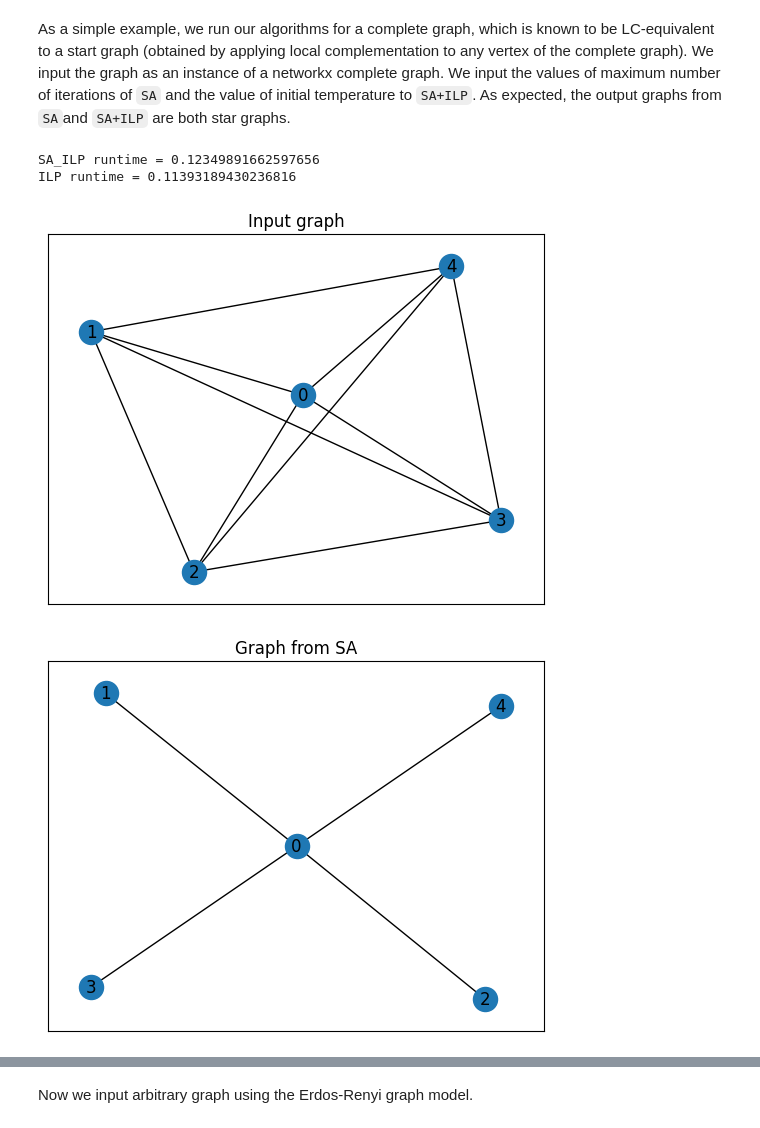
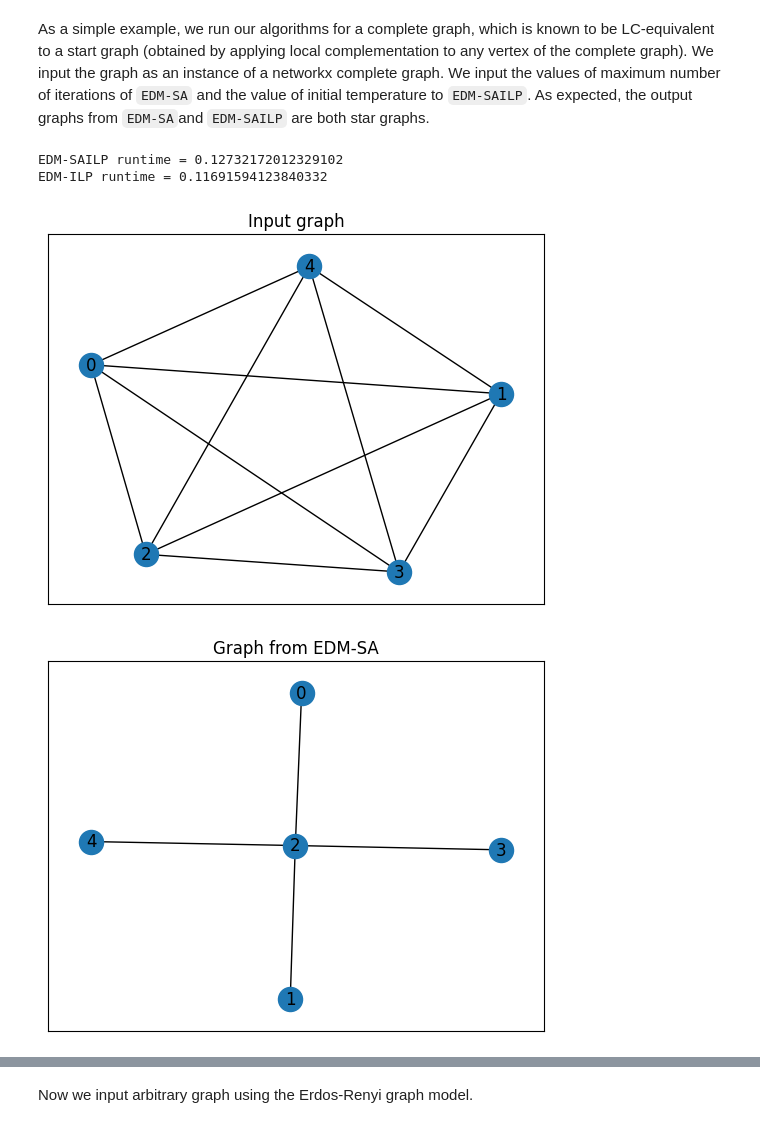
Before and after one commit to arr0w-hs/graph_state_optimization, a Jupyter notebook: tutorial-1.ipynb, the cells around one changed output, grey strips where cells are left out. Cells and saved outputs as stored; diff of their text form; code cells hidden in the pictures.

```diff
--- a/tutorial-1.ipynb
+++ b/tutorial-1.ipynb
@@ -7,5 +31,5 @@ import graphstate_opt as gso
 # %% [markdown]
-As a simple example, we run our algorithms for a complete graph, which is known to be LC-equivalent to a start graph (obtained by applying local complementation to any vertex of the complete graph). We input the graph as an instance of a networkx complete graph. We input the values of maximum number of iterations of `SA` and the value of initial temperature to `SA+ILP`.   As expected, the output graphs from `SA`and `SA+ILP` are both star graphs.
+As a simple example, we run our algorithms for a complete graph, which is known to be LC-equivalent to a start graph (obtained by applying local complementation to any vertex of the complete graph). We input the graph as an instance of a networkx complete graph. We input the values of maximum number of iterations of `EDM-SA` and the value of initial temperature to `EDM-SAILP`.   As expected, the output graphs from `EDM-SA`and `EDM-SAILP` are both star graphs.
 # %%
 #parameters maximum iterations and temperature for the SA algorithm
 kmax = 100
@@ -18,38 +42,38 @@ G = nx.complete_graph(5)
 # the function returns graphs obtained from SA and SA+ILP.
 # and the runtime of ILP and SA+ILP
 output = gso.edm_sa_ilp(G, kmax, temperature)
 
 #output graph from SA+ILP of the algorithm
 gout_sailp = output[0]
 # output graph from SA part
 gout_sa = output[1]
 
 #the runtimes for SA+ILP and ILP
 sailp_runtime = output[4]
 ilp_runtime = output[5]
-print("SA_ILP runtime =", sailp_runtime)
-print("ILP runtime =", ilp_runtime)
+print("EDM-SAILP runtime =", sailp_runtime)
+print("EDM-ILP runtime =", ilp_runtime)
 
 plt.figure()
 plt.title("Input graph")
 nx.draw_networkx(G)
 plt.draw()
 plt.show(block=False)
 
 plt.figure()
-plt.title("Graph from SA")
+plt.title("Graph from EDM-SA")
 nx.draw_networkx(gout_sa)
 plt.draw()
 plt.show(block=False)
 
 
 plt.figure()
-plt.title("Graph from SA+ILP")
+plt.title("Graph from EDM-SAILP")
 nx.draw_networkx(gout_sailp)
 plt.draw()
 plt.show(block=False)
 # %% [output]
-SA_ILP runtime = 0.12349891662597656
-ILP runtime = 0.11393189430236816
+EDM-SAILP runtime = 0.12732172012329102
+EDM-ILP runtime = 0.11691594123840332
-[figure, old version]
+[figure, new version]
-[figure, old version]
+[figure, new version]
```
Also changed, not shown: parts of 8 cells of this notebook, 9 other files.
